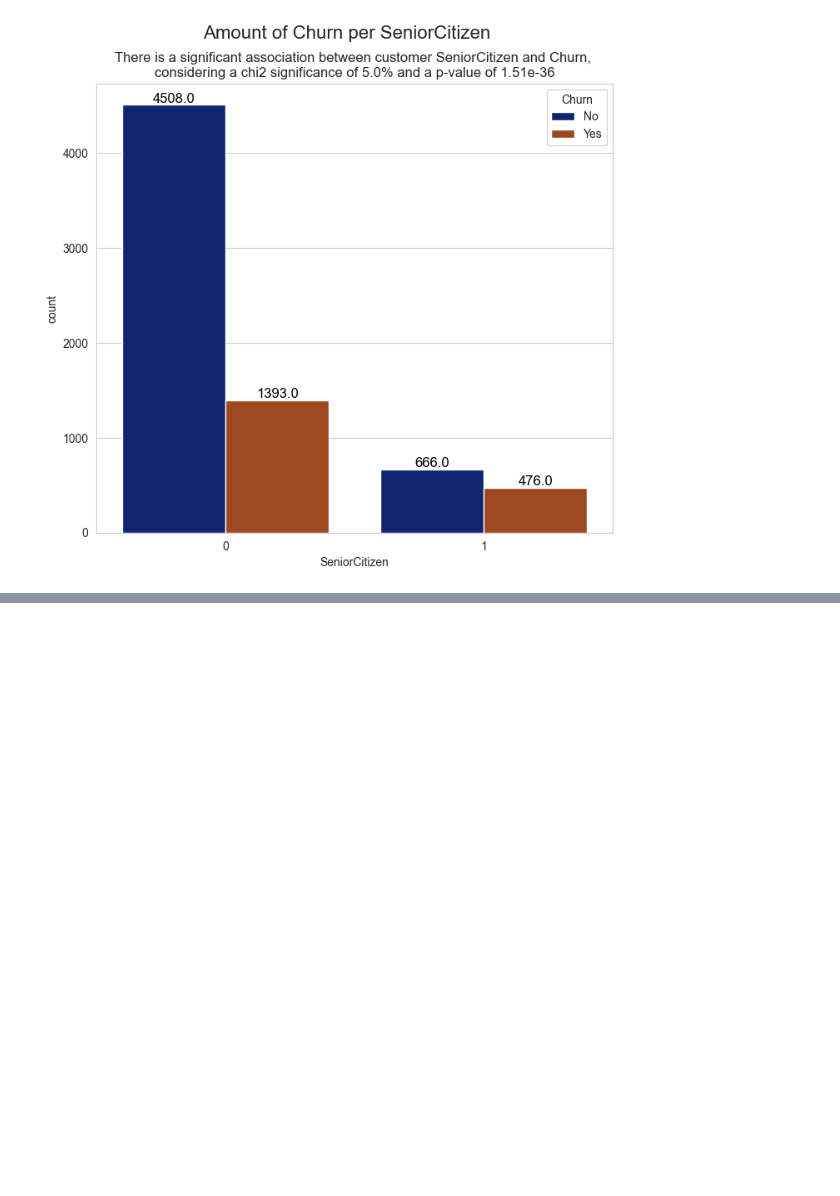
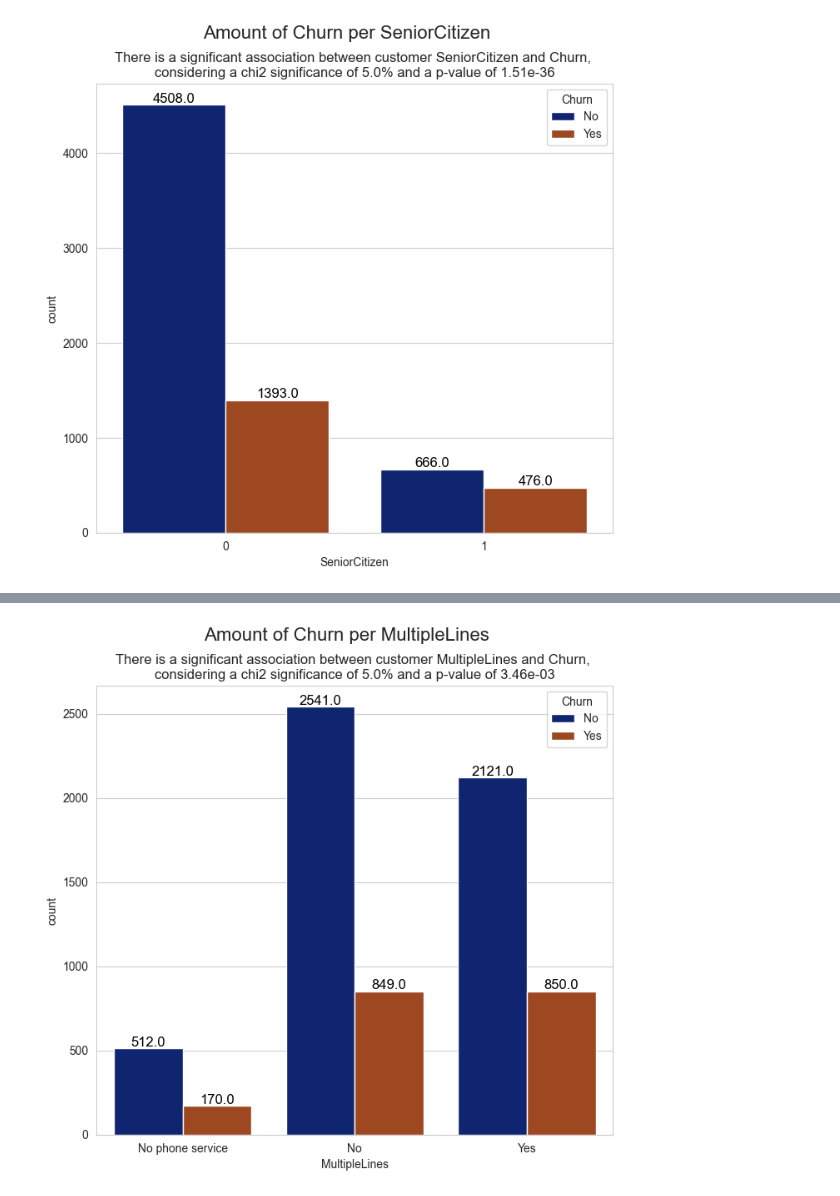
Before and after one commit to Gbrlmoraes/telecom_churn_prediction, a Jupyter notebook: notebooks/exploratory_data_analysis.ipynb, the cells around one changed output, grey strips where cells are left out. Drawn from its saved outputs; the diff is of its cells as text; code cells hidden in the pictures; blank space fills up the shorter version.

```diff
--- a/notebooks/exploratory_data_analysis.ipynb
+++ b/notebooks/exploratory_data_analysis.ipynb
@@ -176,0 +215,4 @@ check_qualitative_variable(variable = 'SeniorCitizen', data = df)
+# %%
+check_qualitative_variable('MultipleLines', df)
+# %% [output]
+[figure, added]
```
Also changed, not shown: parts of 13 cells of this notebook.
